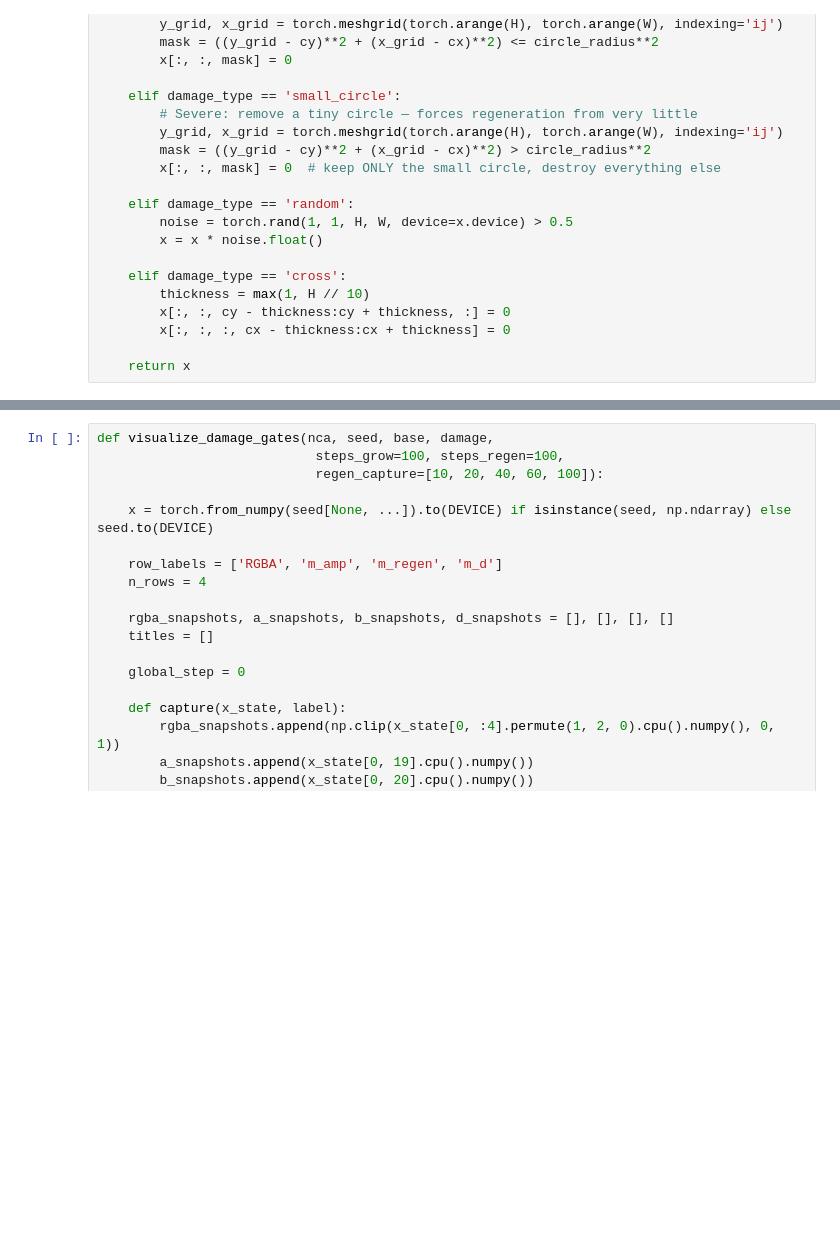
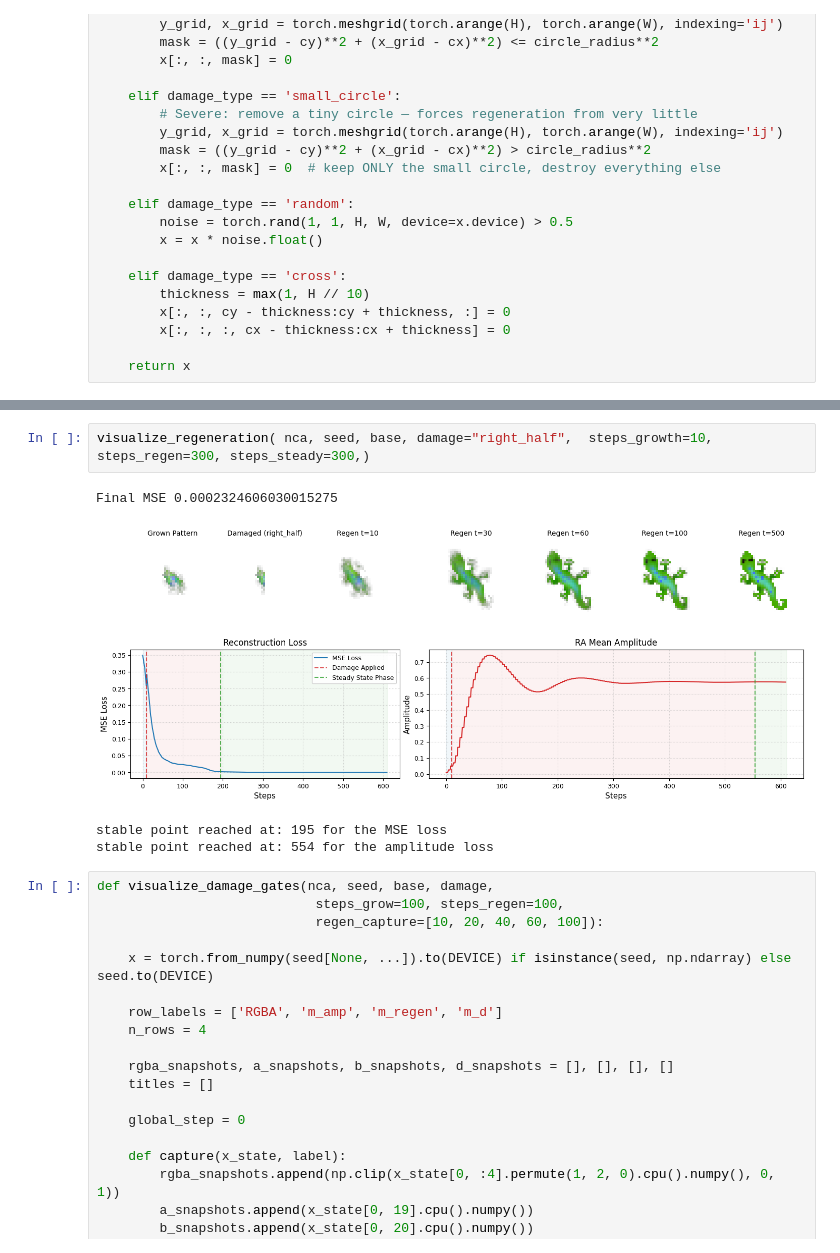
Before and after one commit to lshofsl/Thesis, a Jupyter notebook: NCA_w_RAmod.ipynb, the cells around one changed output, grey strips where cells are left out. Drawn from its saved outputs; the diff is of its cells as text; blank space fills up the shorter version.

```diff
--- a/NCA_w_RAmod.ipynb
+++ b/NCA_w_RAmod.ipynb
@@ -1216,3 +1215,10 @@ TypeError: unsupported operand type(s) for +: 'NoneType' and 'int'
+# %%
+visualize_regeneration( nca, seed, base, damage="right_half",  steps_growth=10, steps_regen=300, steps_steady=300,)
+# %% [output]
+Final MSE 0.0002324606030015275
+[figure, added]
+stable point reached at: 195 for the MSE loss
+stable point reached at: 554 for the amplitude loss
 # %%
 def visualize_damage_gates(nca, seed, base, damage,
                             steps_grow=100, steps_regen=100,
```
Also changed, not shown: parts of 6 cells of this notebook.
